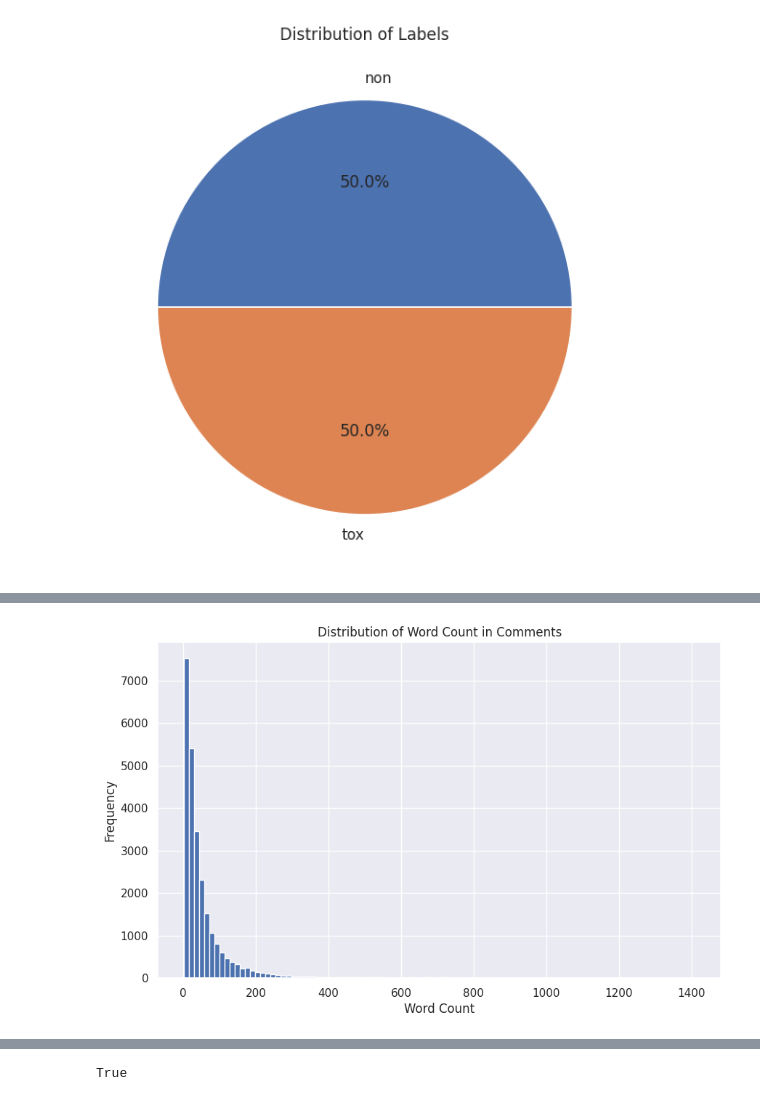
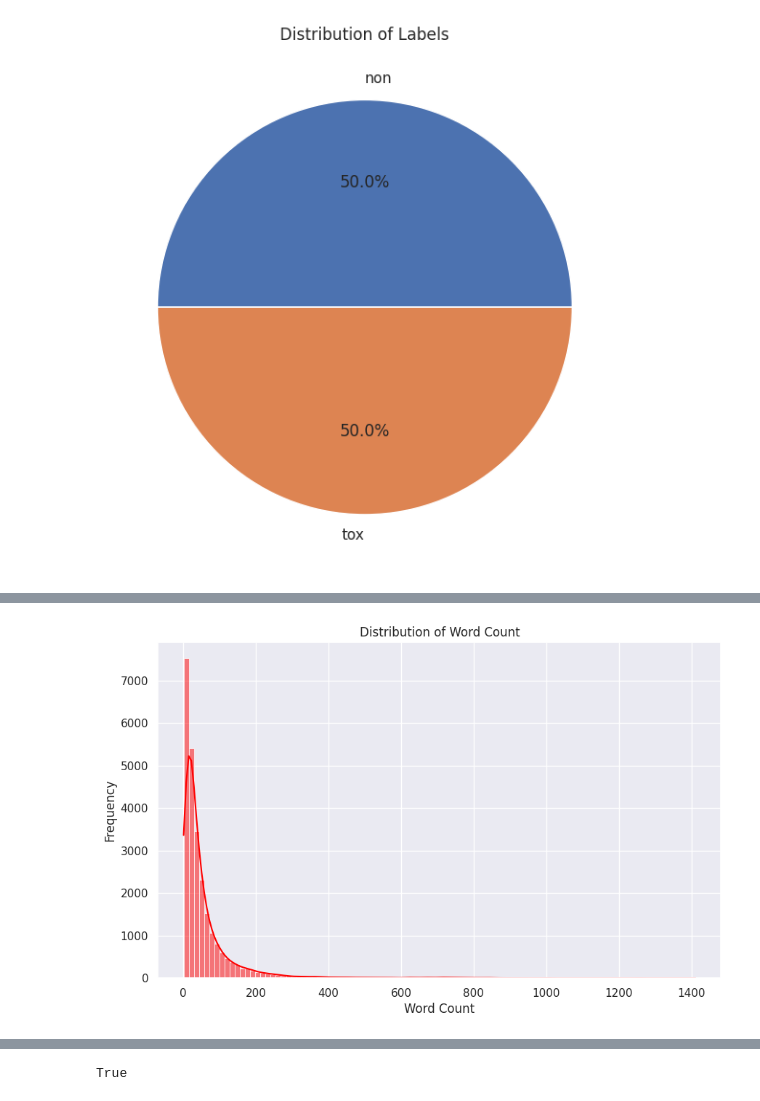
Before and after one commit to aaronmj7/Assignment-3-LLM, a Jupyter notebook: Assignment_3_LLM.ipynb, the cells around one changed output, grey strips where cells are left out. Saved outputs shown, nothing was run; the diff lists cells and outputs as text; code cells hidden in the pictures.

```diff
--- a/Assignment_3_LLM.ipynb
+++ b/Assignment_3_LLM.ipynb
@@ -162,12 +207,28 @@ plt.show()
+# %%
+# Define a function to plot custom histograms
+def plot_hist(y, xlabel, title, bins=100):
+  """
+  Function to plot a custom histogram for the given data.
+  Args:
+    y: The data to be plotted.
+    xlabel: The label for the x-axis.
+    title: The title of the histogram.
+    bins: The number of bins for the histogram.
+  Returns:
+    None
+  """
+  sns.histplot(y, bins=bins, kde=True, color='red')
+  plt.xlabel(xlabel)
+  plt.ylabel('Frequency')
+  plt.title(title)
+  return
 # %%
+# Calculate word count of each comment
 df['word_count'] = df['comment_text'].apply(lambda x: len(str(x).split()))
 
-# Plotting the distribution
-plt.figure(figsize=(10,6))
-df['word_count'].hist(bins=100)
-plt.title('Distribution of Word Count in Comments')
-plt.xlabel('Word Count')
-plt.ylabel('Frequency')
+# Plot the distribution of word count
+plt.figure(figsize=(10, 6))
+plot_hist(df['word_count'], 'Word Count', 'Distribution of Word Count')
 plt.show()
 # %% [output]
-[figure, old version]
+[figure, new version]
```
Also changed, not shown: parts of 64 cells of this notebook.
